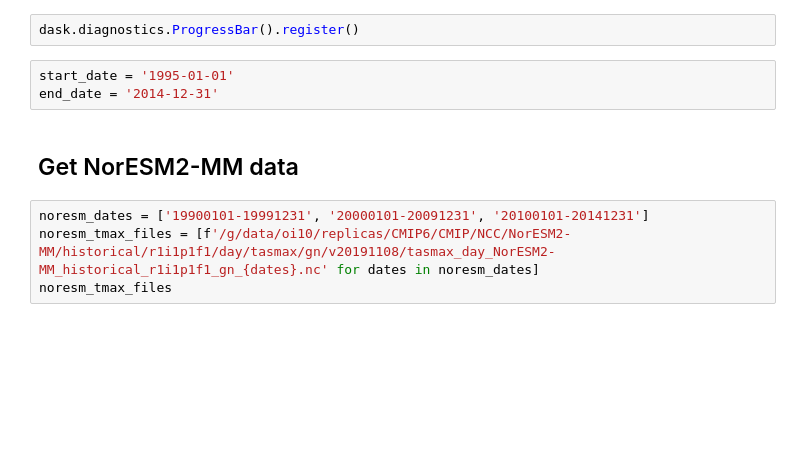
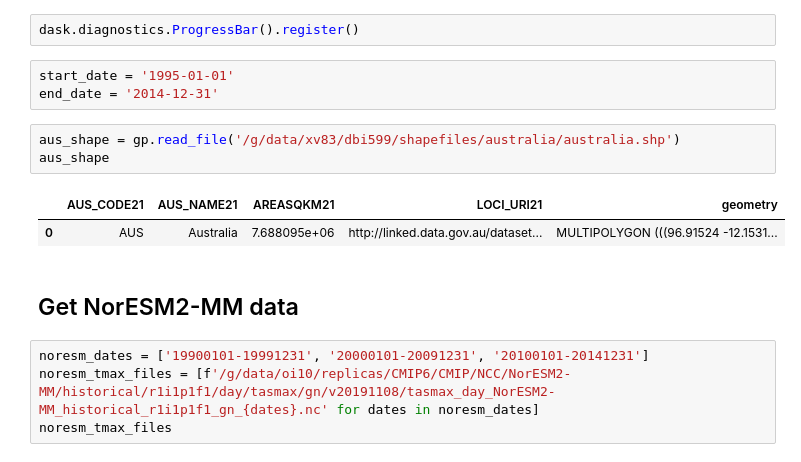
Before and after one commit to AusClimateService/model-evaluation, a Jupyter notebook: evaluation.ipynb, the cells around one changed output. Cells and saved outputs as stored; diff of their text form; blank space fills up the shorter version.

```diff
--- a/evaluation.ipynb
+++ b/evaluation.ipynb
@@ -12,6 +16,12 @@ dask.diagnostics.ProgressBar().register()
 # %%
 start_date = '1995-01-01'
 end_date = '2014-12-31'
+# %%
+aus_shape = gp.read_file('/g/data/xv83/dbi599/shapefiles/australia/australia.shp')
+aus_shape
+# %% [output]
+|  | AUS_CODE21 | AUS_NAME21 | AREASQKM21 | LOCI_URI21 | geometry |
+| 0 | AUS | Australia | 7.688095e+06 | http://linked.data.gov.au/dataset... | MULTIPOLYGON (((96.91524 -12.1531... |
 # %% [markdown]
 ## Get NorESM2-MM data
 # %%
```
Also changed, not shown: parts of 14 cells of this notebook, 3 other files.
